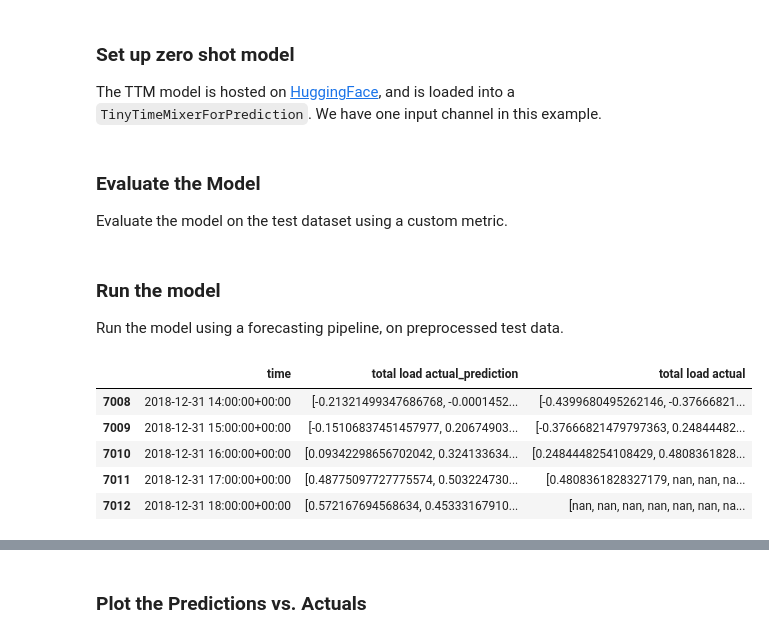
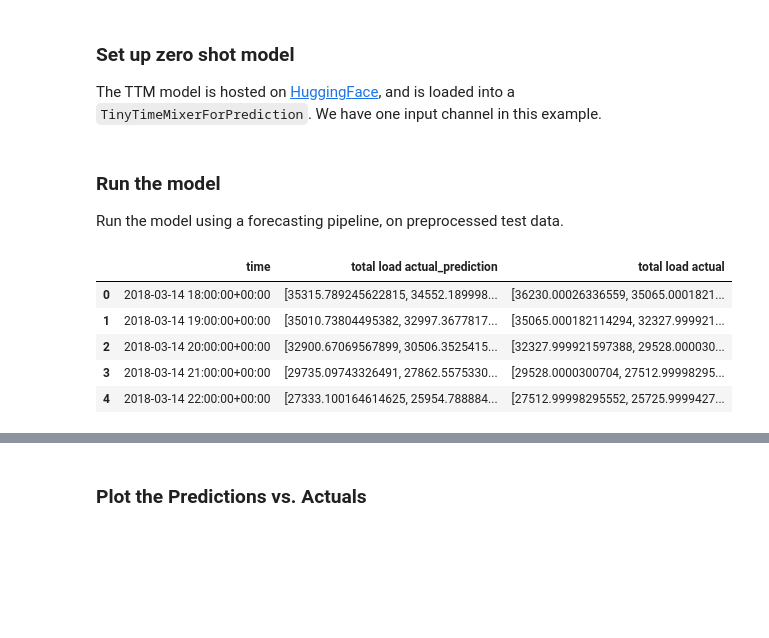
Before and after one commit to ibm-granite-community/granite-timeseries-cookbook, a Jupyter notebook: recipes/Time_Series/Preprocessor_Use_and_Performance_Evaluation.ipynb, the cells around one changed output, grey strips where cells are left out. Drawn from its saved outputs; the diff is of its cells as text; code cells hidden in the pictures; blank space fills up the shorter version.

Commit message:
updates, add metric
Signed-off-by: Fayvor Love <fayvor@gmail.com>

```diff
--- a/recipes/Time_Series/Preprocessor_Use_and_Performance_Evaluation.ipynb
+++ b/recipes/Time_Series/Preprocessor_Use_and_Performance_Evaluation.ipynb
@@ -112,17 +115,9 @@ We split the data into a training set and a test set. The training set is used t
 # %%
 # https://github.com/ibm-granite/granite-tsfm/blob/f856e5bfc739dc23b2a2dace13bbe3b45d21ceee/tsfm_public/toolkit/time_series_preprocessor.py#L703
 
-# Configure the sizes of the splits.
-chunk_length = len(input_df) // 20
-start = 0
-train_end = start + chunk_length * 12
-valid_end = train_end + chunk_length * 4
-test_end = valid_end + chunk_length * 4
-
 split_config = {
-    "train": [0, train_end],
-    "valid": [train_end, valid_end],
-    "test": [valid_end, test_end],
+    "train": 0.7,
+    "test": 0.2
 }
 
 train_df, valid_df, test_df = prepare_data_splits(
@@ -161,10 +156,6 @@ zeroshot_model = TinyTimeMixerForPrediction.from_pretrained(
   "ibm-granite/granite-timeseries-ttm-v1", # Name of the model on HuggingFace.
   num_input_channels=len(target_columns) # Number of input columns.
 )
-# %% [markdown]
-### Evaluate the Model
-
-Evaluate the model on the test dataset using a custom metric.
 # %%
 # TBA: custom metric here.
 # %% [markdown]
@@ -174,22 +165,18 @@ Run the model using a forecasting pipeline, on preprocessed test data.
 # %%
 # Create a pipeline.
 pipeline = TimeSeriesForecastingPipeline(
     zeroshot_model,
-    timestamp_column=timestamp_column,
-    id_columns=[],
-    target_columns=target_columns,
-    explode_forecasts=False,
-    freq="h",
     device="cpu", # Specify your local GPU or CPU.
+    feature_extractor=tsp
 )
 
 # Make a forecast on the target column given the input data.
 zeroshot_forecast = pipeline(tsp.preprocess(test_df))
-zeroshot_forecast.tail()
+zeroshot_forecast.head()
 # %% [output]
 |  | time | total load actual_prediction | total load actual |
-| 7008 | 2018-12-31 14:00:00+00:00 | [-0.21321499347686768, -0.0001452... | [-0.4399680495262146, -0.37666821... |
-| 7009 | 2018-12-31 15:00:00+00:00 | [-0.15106837451457977, 0.20674903... | [-0.37666821479797363, 0.24844482... |
-| 7010 | 2018-12-31 16:00:00+00:00 | [0.09342298656702042, 0.324133634... | [0.2484448254108429, 0.4808361828... |
-| 7011 | 2018-12-31 17:00:00+00:00 | [0.48775097727775574, 0.503224730... | [0.4808361828327179, nan, nan, na... |
-| 7012 | 2018-12-31 18:00:00+00:00 | [0.572167694568634, 0.45333167910... | [nan, nan, nan, nan, nan, nan, na... |
+| 0 | 2018-03-14 18:00:00+00:00 | [35315.789245622815, 34552.189998... | [36230.00026336559, 35065.0001821... |
+| 1 | 2018-03-14 19:00:00+00:00 | [35010.73804495382, 32997.3677817... | [35065.000182114294, 32327.999921... |
+| 2 | 2018-03-14 20:00:00+00:00 | [32900.67069567899, 30506.3525415... | [32327.999921597388, 29528.000030... |
+| 3 | 2018-03-14 21:00:00+00:00 | [29735.09743326491, 27862.5575330... | [29528.0000300704, 27512.99998295... |
+| 4 | 2018-03-14 22:00:00+00:00 | [27333.100164614625, 25954.788884... | [27512.99998295552, 25725.9999427... |
```
Also changed, not shown: parts of 12 cells of this notebook.
